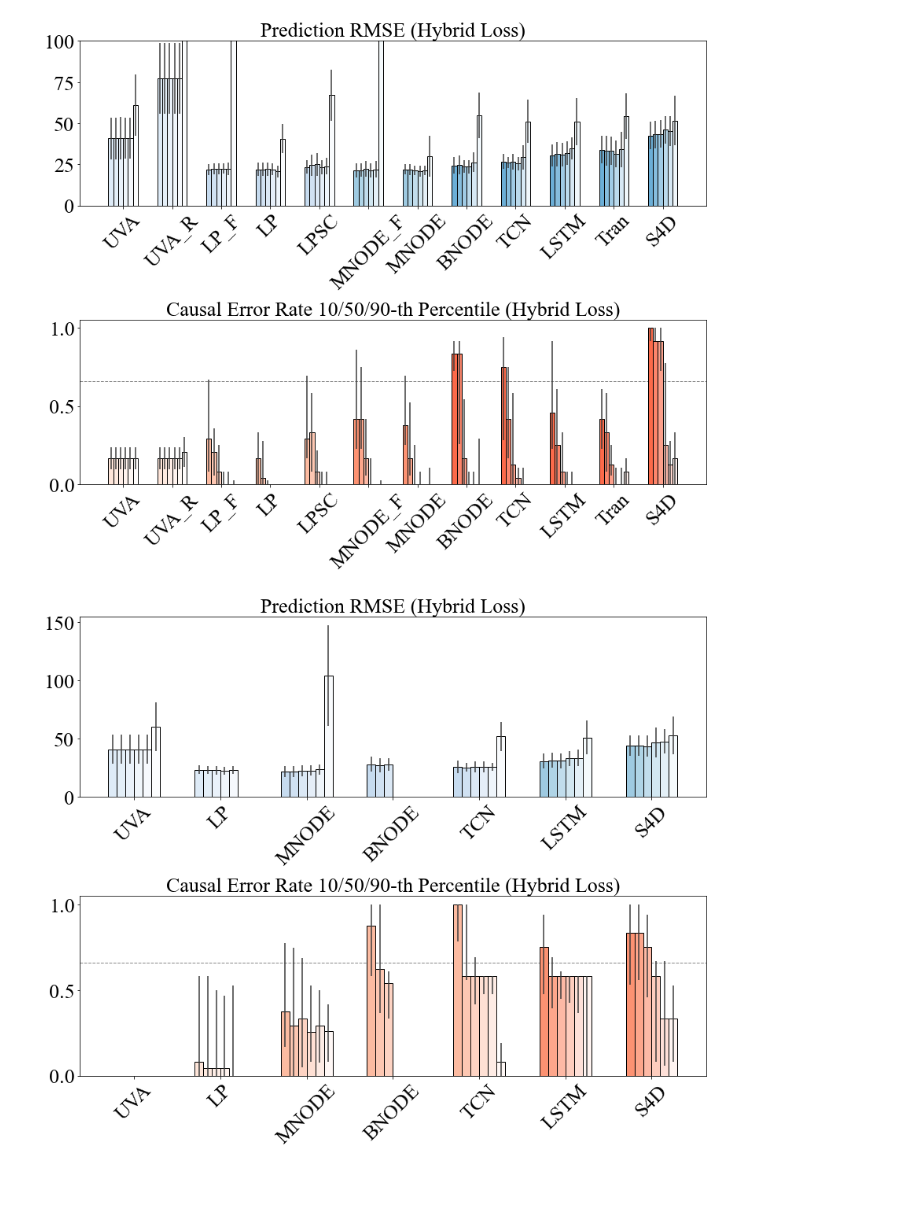
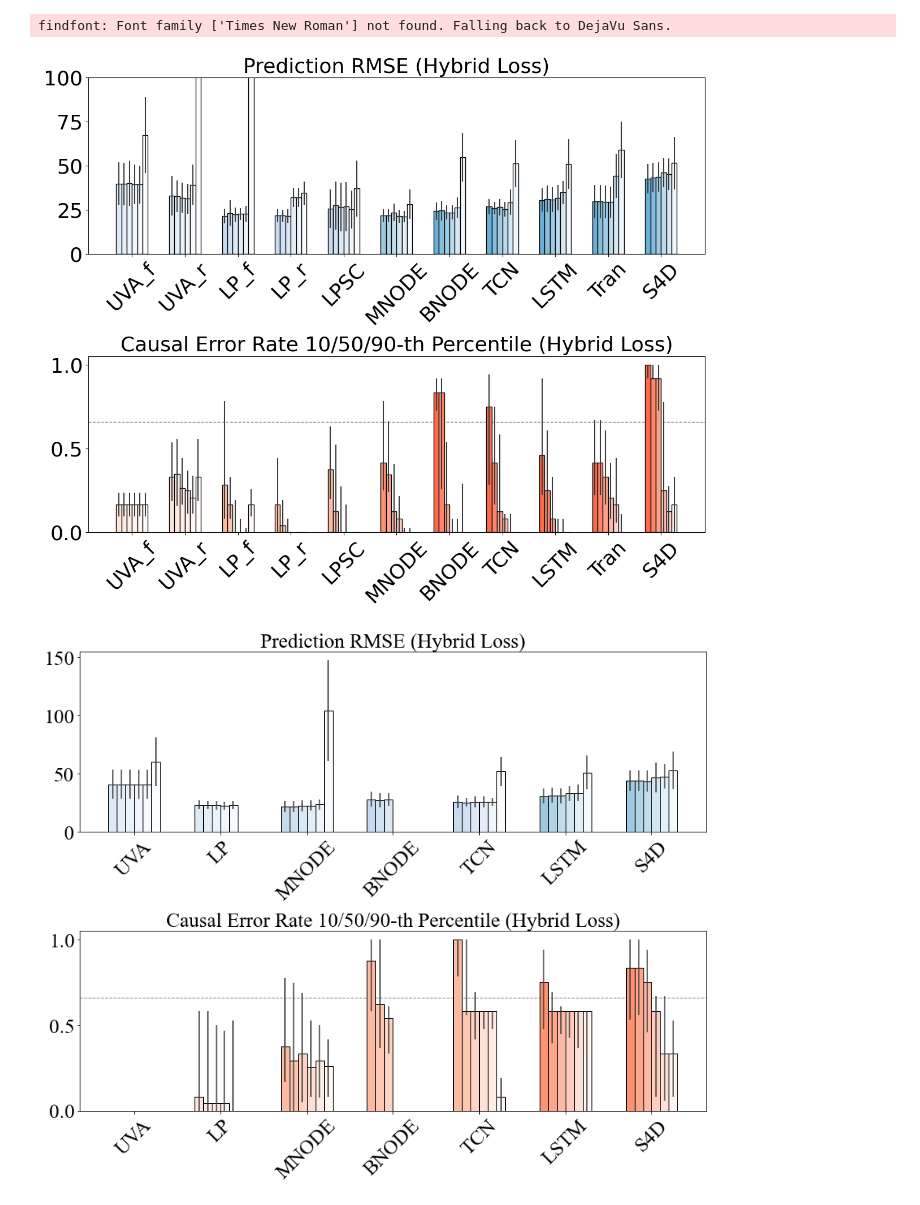
Before and after one commit to bobjz/H2NCM, a Jupyter notebook: plotting.ipynb, the cells around one changed output. Drawn from its saved outputs; the diff is of its cells as text; code cells hidden in the pictures.

```diff
--- a/plotting.ipynb
+++ b/plotting.ipynb
@@ -173,56 +135,29 @@ plt.show()
 # %%
+alphas = ["0", "1e-4", "1e-3", "1e-2", "1e-1", "1"]
+alphas_n = [0, 1e-4, 1e-3, 1e-2, 1e-1, 1]
+models = ["UVA_f", "UVA_r", "LP_f", "LP_r", "LPSC", "MNODE", "BNODE", "TCN","LSTM","Tran","S4D"]
+labels = ["UVA_f", "UVA_r", "LP_f", "LP_r", "LPSC", "MNODE", "BNODE", "TCN","LSTM","Tran","S4D"]
 
-alphas = ["0", "1e-4", "1e-3", "1e-2", "1e-1", "1"]
-models = ['UVA', 'UVA_R',"LP_F","LP",'LPSC',"MNODE_F", "MNODE","BNODE", "TCN","LSTM","Tran",'S4D']
-labels = models
+
 
 
 # Custom colors for the bars
 colors = ['#b3cde3','#b3cde3',  # Very light blue for UVA
           '#8c96c6','#8c96c6', '#8c96c6',  # Lighter blue for LP and LPSC
-          '#8856a7', '#8856a7', # Medium blue for MNODE
+          '#8856a7',  # Medium blue for MNODE
           '#810f7c', '#810f7c', '#810f7c', '#810f7c', '#810f7c']  # Darker blue for the rest
 
 colors_blue = ['#deebf7', '#deebf7',  # Very light blue for UVA
                '#c6dbef', '#c6dbef','#c6dbef',  # Second lightest blue for LP and LPSC
-               '#9ecae1', '#9ecae1', # Third lightest blue for MNODE
+               '#9ecae1',  # Third lightest blue for MNODE
                '#6baed6', '#6baed6', '#6baed6', '#6baed6', '#6baed6']  # Fourth lightest blue for the rest
 
 # Custom colors for ranking bars in light reds
 colors_red = ['#fee5d9', '#fee5d9',  # Very light red for UVA
               '#fcbba1', '#fcbba1','#fcbba1',  # Second lightest red for LP and LPSC
-              '#fc9272', '#fc9272', # Third lightest red for MNODE
+              '#fc9272',  # Third lightest red for MNODE
               '#fb6a4a', '#fb6a4a', '#fb6a4a', '#fb6a4a', '#fb6a4a']
 
-data_pred = {
-    "UVA": ['40.857/12.73', '40.861/12.718', '40.898/12.726', '40.791/12.457', '40.792/12.55', '60.971/18.486'],
-    "UVA_R":['77.504/21.529', '77.503/21.529', '77.497/21.53', '77.44/21.54', '77.168/21.636', '264.402/46.543'],
-    "LP": ['21.861/4.101', '21.938/4.021', '22.099/3.952', '21.896/3.505', '20.596/3.743', '40.674/8.981'],
-    'LP_F':['21.933/3.27', '22.364/3.325', '22.219/3.257', '22.329/3.178', '22.373/3.723', '416.232/99.223'],
-    "LPSC":['23.282/4.09', '24.444/6.618', '24.914/7.126', '23.215/4.213', '23.771/5.07', '67.058/15.389'],
-    "MNODE": ['21.947/3.012', '21.761/3.298', '21.326/3.068', '20.849/3.499', '21.361/2.746', '30.035/12.512'],
-    "MNODE_F": ['21.232/4.188', '21.447/4.117', '22.353/4.707', '21.496/4.34', '21.959/5.031', '341.19/171.125'],
-    "BNODE": ['24.265/5.042', '24.597/5.68', '23.531/3.87', '23.507/4.112', '26.299/5.895', '54.911/13.822'],
-    "TCN": ['26.776/4.363', '26.03/3.518', '26.446/4.771', '25.528/4.125', '29.325/7.337', '51.176/13.292'],
-    "LSTM": ['30.497/6.62', '31.224/7.506', '30.759/7.165', '31.853/7.302', '34.789/6.634', '50.967/14.146'],
-    "Tran": ['33.886/8.323', '33.329/9.036', '33.286/8.607', '31.445/8.071', '34.08/10.833', '54.159/13.793'],
-    "S4D": ['42.576/8.36', '43.189/8.336', '43.5/8.411', '46.123/8.355', '45.135/8.984', '51.61/14.913']
-}
-
-data_rank={
-    "UVA": ['0.095/0.167/0.239', '0.095/0.167/0.239', '0.095/0.167/0.239', '0.095/0.167/0.239', '0.095/0.167/0.239', '0.095/0.167/0.239'],
-    "UVA_R":['0.095/0.167/0.239', '0.095/0.167/0.239', '0.095/0.167/0.239', '0.095/0.167/0.239', '0.095/0.167/0.239', '0.111/0.208/0.303'],
-    "LP": ['0.0/0.167/0.333', '0.0/0.042/0.275', '0.0/0.0/0.025', '0.0/0.0/0.0', '0.0/0.0/0.0', '0.0/0.0/0.0'],
-    'LP_F':['0.083/0.292/0.667', '0.058/0.209/0.358', '0.0/0.083/0.25', '0.0/0.0/0.083', '0.0/0.0/0.083', '0.0/0.0/0.025'],
-    "LPSC": ['0.167/0.292/0.692', '0.083/0.333/0.583', '0.0/0.083/0.217', '0.0/0.0/0.083', '0.0/0.0/0.083', '0.0/0.0/0.0'],
-    "MNODE": ['0.25/0.375/0.692', '0.058/0.167/0.525', '0.0/0.0/0.25', '0.0/0.0/0.083', '0.0/0.0/0.0', '0.0/0.0/0.108'],
-    "MNODE_F":['0.225/0.417/0.858', '0.225/0.417/0.75', '0.058/0.167/0.417', '0.0/0.0/0.167', '0.0/0.0/0.0', '0.0/0.0/0.025'],
-    "BNODE": ['0.725/0.833/0.917', '0.258/0.833/0.917', '0.0/0.167/0.542', '0.0/0.0/0.083', '0.0/0.0/0.083', '0.0/0.0/0.292'],
-    "TCN": ['0.283/0.75/0.942', '0.167/0.416/0.75', '0.0/0.125/0.583', '0.0/0.042/0.108', '0.0/0.0/0.108', '0.0/0.0/0.0'],
-    "LSTM": ['0.225/0.458/0.917', '0.0/0.25/0.608', '0.0/0.083/0.333', '0.0/0.0/0.083', '0.0/0.0/0.083', '0.0/0.0/0.0'],
-    "Tran": ['0.225/0.417/0.608', '0.083/0.333/0.583', '0.058/0.125/0.25', '0.0/0.0/0.108', '0.0/0.0/0.108', '0.0/0.083/0.167'],
-    "S4D": ['0.917/1.0/1.0', '0.917/0.917/1.0', '0.725/0.917/1.0', '0.0/0.25/0.775', '0.0/0.125/0.277', '0.0/0.167/0.333']
-}
 
 
 
@@ -257,34 +192,35 @@ for i, model in enumerate(models):
                 color=gradation_colors_blue[i][j], edgecolor='black', ecolor='#3b3b3b',
                 width=bar_width, label=f'α={alpha}' if i == 0 else "")
 
 # Plotting bars with gradation colors for data_rank
 for i, model in enumerate(models):
     for j, alpha in enumerate(alphas):
         ax2.bar(index[i] + j*bar_width, rank_values[i][j], yerr=[[rank_values[i][j]-rank_errors1[i][j]],\
                                                                  [rank_errors2[i][j]-rank_values[i][j]]],
                 color=gradation_colors_red[i][j], edgecolor='black', ecolor='#3b3b3b',
                 width=bar_width, label=f'α={alpha}' if i == 0 else "")
 
 
 # Customizing the plot for aesthetics
 ax1.set_title('Prediction RMSE (Hybrid Loss)', fontsize=26)
 ax1.set_ylim([0,100])
 ax2.set_title('Causal Error Rate 10/50/90-th Percentile (Hybrid Loss)', fontsize=26)
 ax1.set_xticks(index + bar_width * 2.5)
 ax2.set_xticks(index + bar_width * 2.5)
 ax1.set_xticklabels(models, rotation=45, fontsize=26, color='black')
 ax2.set_xticklabels(models, rotation=45, fontsize=26, color='black')
 ax1.tick_params(axis='y', labelsize=26)  # Adjust the labelsize as needed for the first subplot
 ax2.tick_params(axis='y', labelsize=26)  # Adjust the labelsize as needed for the second subplot
 
 # Add a dashed light gray horizontal line at y=0.33 in the ranking subplot
 ax2.axhline(y=0.66, color='gray', linestyle='--', linewidth=1, zorder=0)
 
 plt.tight_layout()
 plt.savefig("alphas_pred_and_causal.png", format='png', dpi=300)  # You can adjust the filename, format, and dpi as needed
 plt.show()
 # %% [output]
+findfont: Font family ['Times New Roman'] not found. Falling back to DejaVu Sans.
-[figure, old version]
+[figure, new version]
 # %%
 #incomplete 1
 
```
Also changed, not shown: parts of 2 cells of this notebook, 27 other files.
